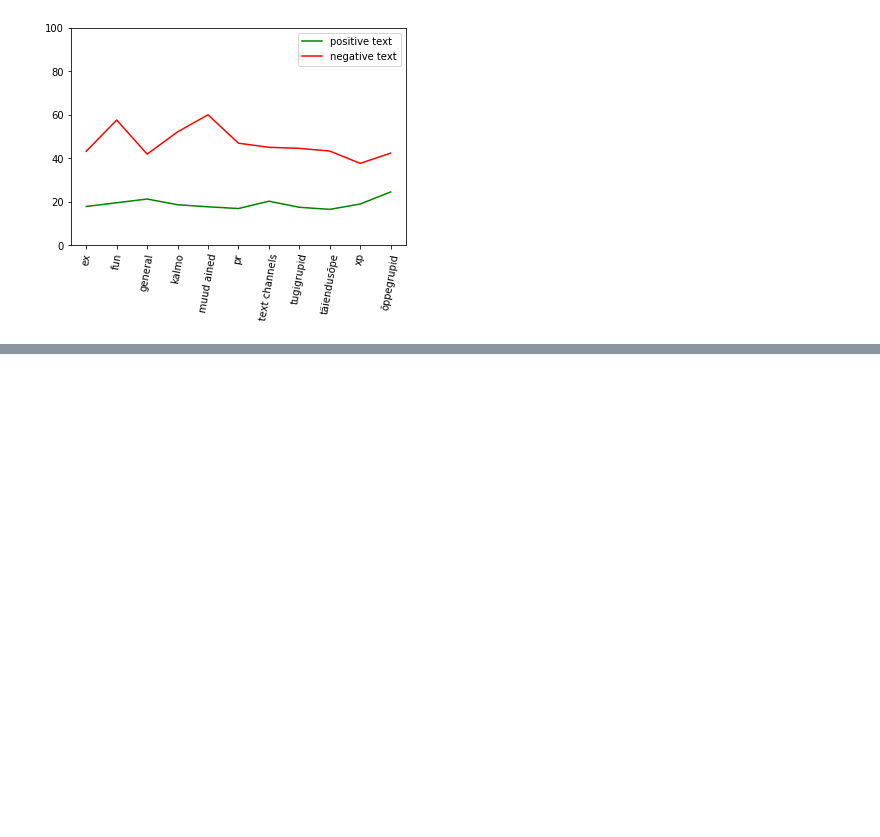
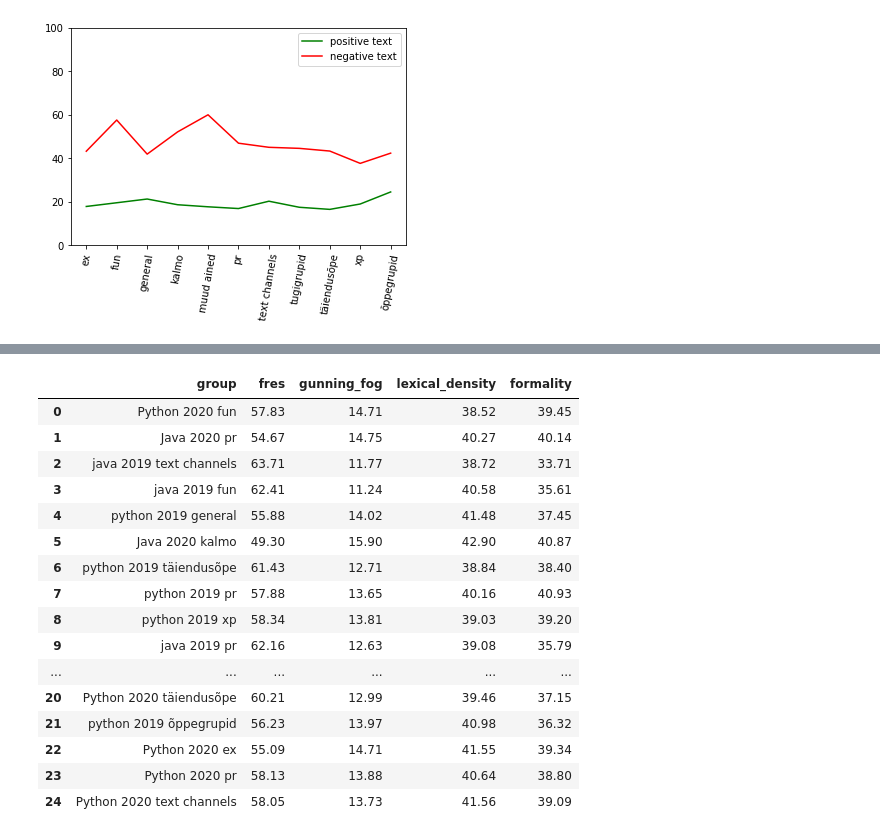
Before and after one commit to TalTech-Analytics/discord-data-aggregator, a Jupyter notebook: notebook/discord_text_analyzer.ipynb, the cells around one changed output, grey strips where cells are left out. Saved outputs shown, nothing was run; the diff lists cells and outputs as text; code cells hidden in the pictures; blank space fills up the shorter version.

Commit message:
quantitative measures

```diff
--- a/notebook/discord_text_analyzer.ipynb
+++ b/notebook/discord_text_analyzer.ipynb
@@ -121,3 +122,25 @@ concat_year = concat_matrixes[1]
 concat_year_channels = concat_matrixes[2]
 concat_flat = concat_matrixes[3]
 concat_group_category = concat_matrixes[4]
+# %%
+quantitative_metrics_table = QuantitativeMetrics().analyze(concat_year_channels)
+# %%
+display(quantitative_metrics_table)
+# %% [output]
+|  | group | fres | gunning_fog | lexical_density | formality |
+| 0 | Python 2020 fun | 57.83 | 14.71 | 38.52 | 39.45 |
+| 1 | Java 2020 pr | 54.67 | 14.75 | 40.27 | 40.14 |
+| 2 | java 2019 text channels | 63.71 | 11.77 | 38.72 | 33.71 |
+| 3 | java 2019 fun | 62.41 | 11.24 | 40.58 | 35.61 |
+| 4 | python 2019 general | 55.88 | 14.02 | 41.48 | 37.45 |
+| 5 | Java 2020 kalmo | 49.30 | 15.90 | 42.90 | 40.87 |
+| 6 | python 2019 täiendusõpe | 61.43 | 12.71 | 38.84 | 38.40 |
+| 7 | python 2019 pr | 57.88 | 13.65 | 40.16 | 40.93 |
+| 8 | python 2019 xp | 58.34 | 13.81 | 39.03 | 39.20 |
+| 9 | java 2019 pr | 62.16 | 12.63 | 39.08 | 35.79 |
+| ... | ... | ... | ... | ... | ... |
+| 20 | Python 2020 täiendusõpe | 60.21 | 12.99 | 39.46 | 37.15 |
+| 21 | python 2019 õppegrupid | 56.23 | 13.97 | 40.98 | 36.32 |
+| 22 | Python 2020 ex | 55.09 | 14.71 | 41.55 | 39.34 |
+| 23 | Python 2020 pr | 58.13 | 13.88 | 40.64 | 38.80 |
+| 24 | Python 2020 text channels | 58.05 | 13.73 | 41.56 | 39.09 |
```
Also changed, not shown: parts of 2 cells of this notebook, 5 other files.
